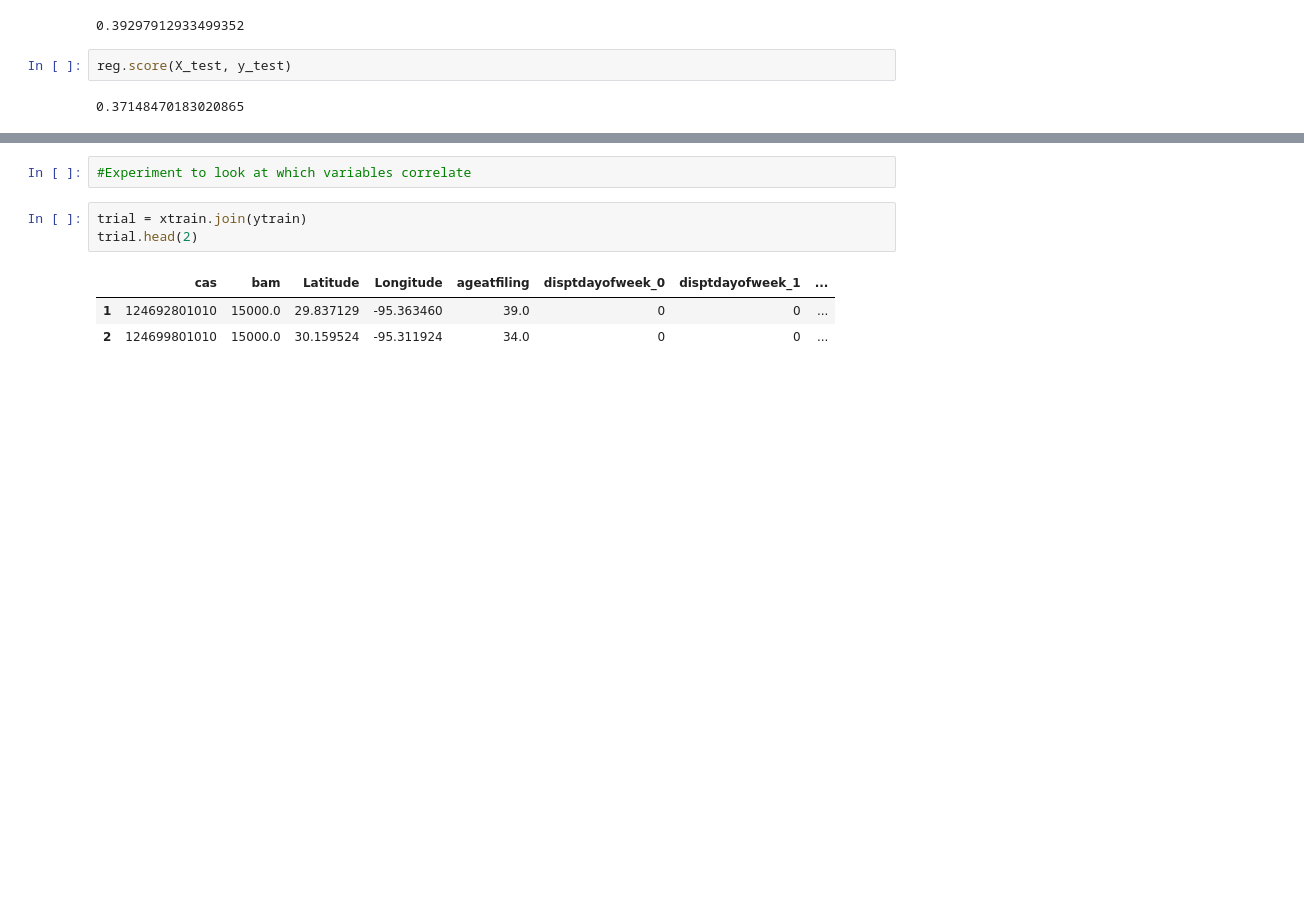
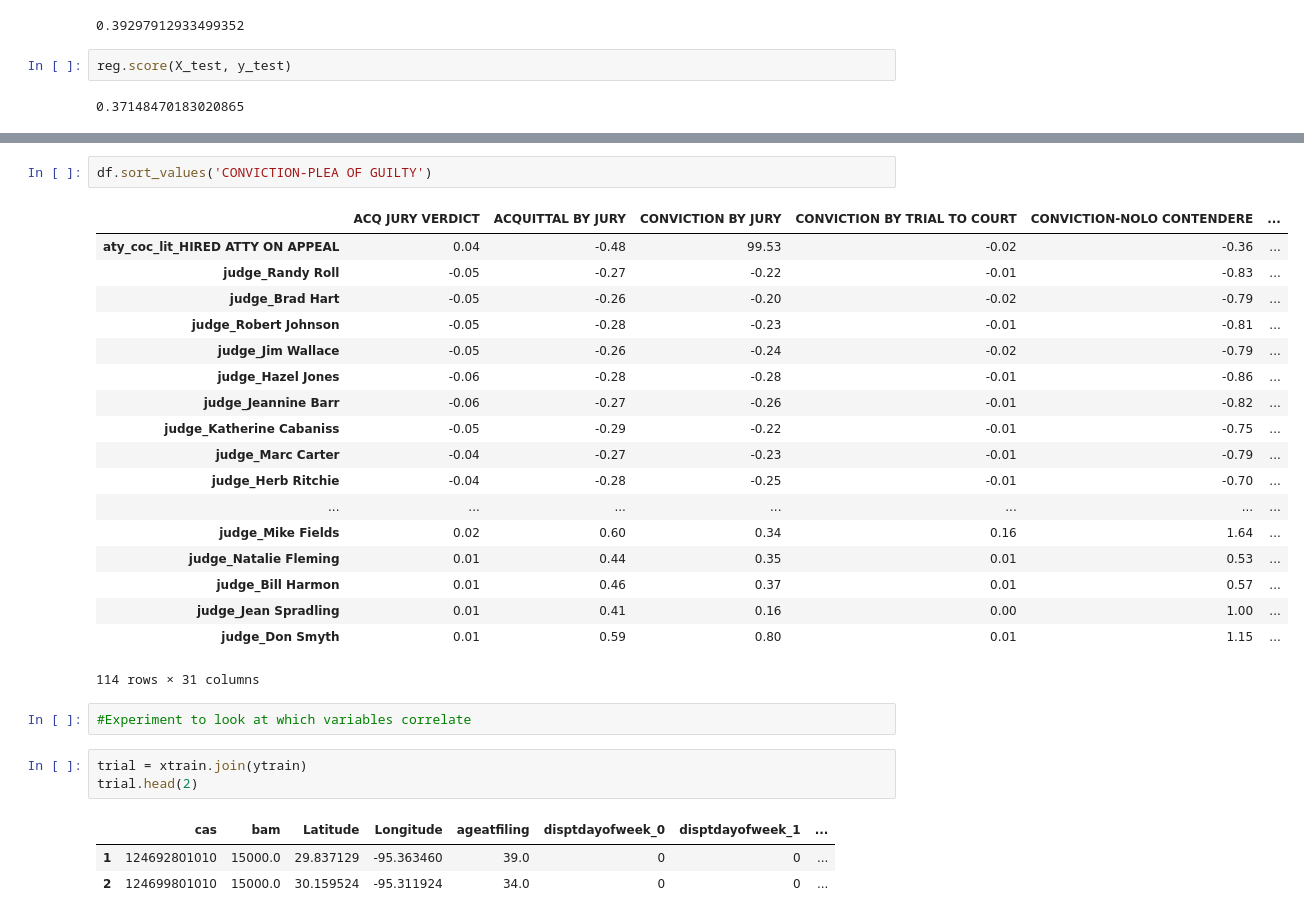
Before and after one commit to circushaase/harriscriminalcourt, a Jupyter notebook: Prostitution.ipynb, the cells around one changed output, grey strips where cells are left out. Drawn from its saved outputs; the diff is of its cells as text; blank space fills up the shorter version.

```diff
--- a/Prostitution.ipynb
+++ b/Prostitution.ipynb
@@ -195,3 +205,24 @@ sorted(zip(np.abs(reg.coef_.ravel()), reg.coef_, X_train.columns))
+# %%
+df.sort_values('CONVICTION-PLEA OF GUILTY')
+# %% [output]
+|  | ACQ JURY VERDICT | ACQUITTAL BY JURY | CONVICTION BY JURY | CONVICTION BY TRIAL TO COURT | CONVICTION-NOLO CONTENDERE | ... |
+| aty_coc_lit_HIRED ATTY ON APPEAL | 0.04 | -0.48 | 99.53 | -0.02 | -0.36 | ... |
+| judge_Randy Roll | -0.05 | -0.27 | -0.22 | -0.01 | -0.83 | ... |
+| judge_Brad Hart | -0.05 | -0.26 | -0.20 | -0.02 | -0.79 | ... |
+| judge_Robert Johnson | -0.05 | -0.28 | -0.23 | -0.01 | -0.81 | ... |
+| judge_Jim Wallace | -0.05 | -0.26 | -0.24 | -0.02 | -0.79 | ... |
+| judge_Hazel Jones | -0.06 | -0.28 | -0.28 | -0.01 | -0.86 | ... |
+| judge_Jeannine Barr | -0.06 | -0.27 | -0.26 | -0.01 | -0.82 | ... |
+| judge_Katherine Cabaniss | -0.05 | -0.29 | -0.22 | -0.01 | -0.75 | ... |
+| judge_Marc Carter | -0.04 | -0.27 | -0.23 | -0.01 | -0.79 | ... |
+| judge_Herb Ritchie | -0.04 | -0.28 | -0.25 | -0.01 | -0.70 | ... |
+| ... | ... | ... | ... | ... | ... | ... |
+| judge_Mike Fields | 0.02 | 0.60 | 0.34 | 0.16 | 1.64 | ... |
+| judge_Natalie Fleming | 0.01 | 0.44 | 0.35 | 0.01 | 0.53 | ... |
+| judge_Bill Harmon | 0.01 | 0.46 | 0.37 | 0.01 | 0.57 | ... |
+| judge_Jean Spradling | 0.01 | 0.41 | 0.16 | 0.00 | 1.00 | ... |
+| judge_Don Smyth | 0.01 | 0.59 | 0.80 | 0.01 | 1.15 | ... |
+114 rows × 31 columns
 # %%
 #Experiment to look at which variables correlate
 # %%
```
Also changed, not shown: parts of 4 cells of this notebook.
